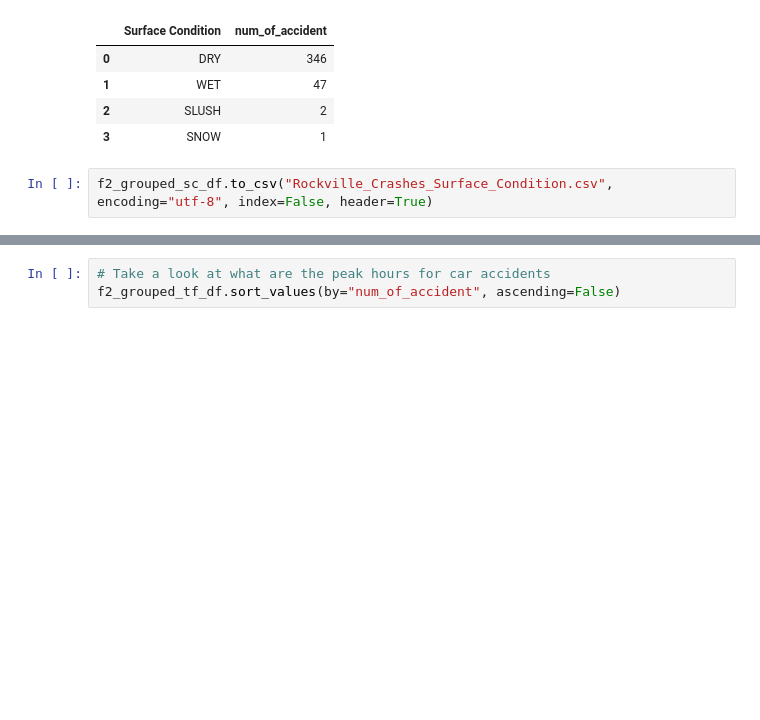
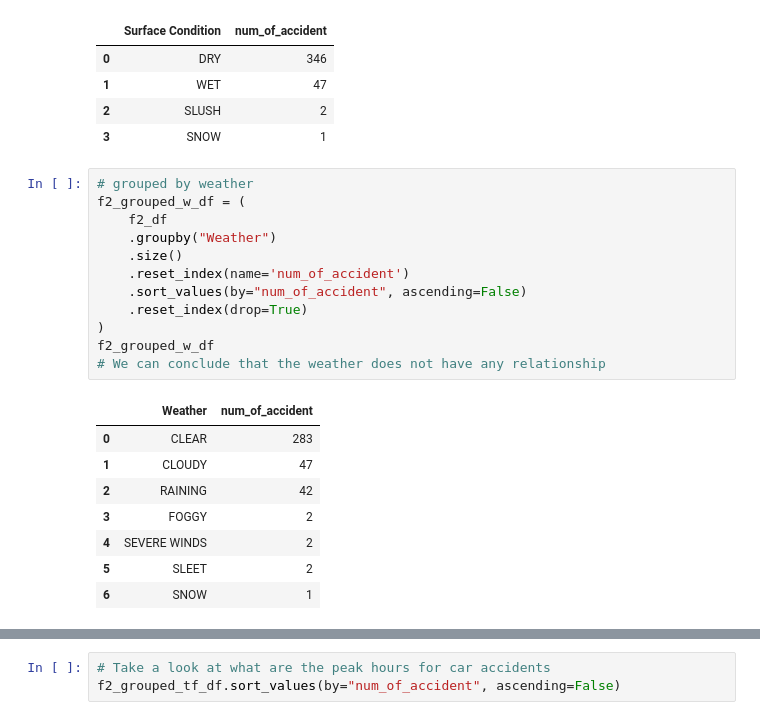
Before and after one commit to Sunjy0827/Columbia_Engineering_Data_Analytics_Project_1, a Jupyter notebook: Project 1.ipynb, the cells around one changed output, grey strips where cells are left out. Drawn from its saved outputs; the diff is of its cells as text; blank space fills up the shorter version.

```diff
--- a/Project 1.ipynb
+++ b/Project 1.ipynb
@@ -284,8 +278,27 @@ f2_grouped_sc_df
 | 1 | WET | 47 |
 | 2 | SLUSH | 2 |
 | 3 | SNOW | 1 |
-# %%
-f2_grouped_sc_df.to_csv("Rockville_Crashes_Surface_Condition.csv", encoding="utf-8", index=False, header=True)
+# %%
+# grouped by weather
+f2_grouped_w_df = (
+    f2_df
+    .groupby("Weather")
+    .size()
+    .reset_index(name='num_of_accident')
+    .sort_values(by="num_of_accident", ascending=False)
+    .reset_index(drop=True)
+)
+f2_grouped_w_df
+# We can conclude that the weather does not have any relationship
+# %% [output]
+|  | Weather | num_of_accident |
+| 0 | CLEAR | 283 |
+| 1 | CLOUDY | 47 |
+| 2 | RAINING | 42 |
+| 3 | FOGGY | 2 |
+| 4 | SEVERE WINDS | 2 |
+| 5 | SLEET | 2 |
+| 6 | SNOW | 1 |
 # %%
 # Ensure the 'Time' column is in datetime format
 f2_df['Time'] = pd.to_datetime(f2_df['Time'], format='%H:%M:%S')
```
Also changed, not shown: parts of 11 cells of this notebook, 23 other files.
